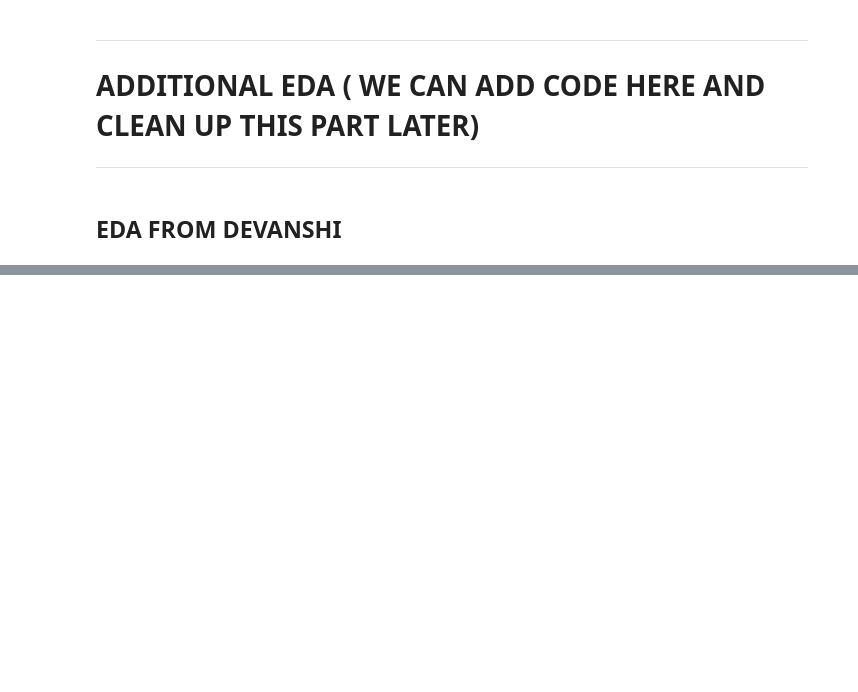
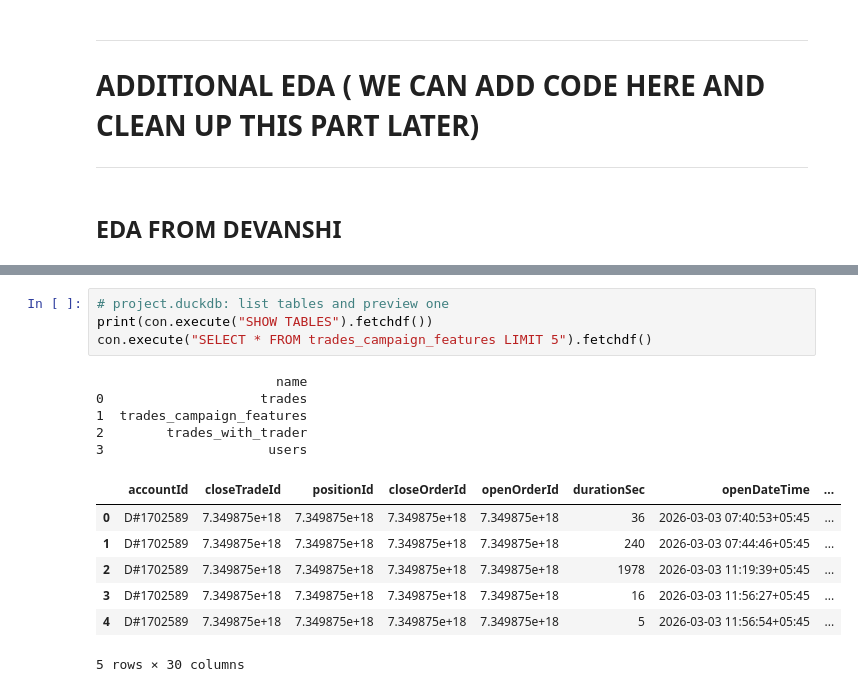
Before and after one commit to aanya006/C22-veNTUre-project, a Jupyter notebook: notebooks/EDA.ipynb, the cells around one changed output, grey strips where cells are left out. Saved outputs shown, nothing was run; the diff lists cells and outputs as text; blank space fills up the shorter version.

```diff
--- a/notebooks/EDA.ipynb
+++ b/notebooks/EDA.ipynb
@@ -153,0 +189,17 @@ Strong result, this helps seperate winners from losers
+# %%
+# project.duckdb: list tables and preview one
+print(con.execute("SHOW TABLES").fetchdf())
+con.execute("SELECT * FROM trades_campaign_features LIMIT 5").fetchdf()
+# %% [output]
+                       name
+0                    trades
+1  trades_campaign_features
+2        trades_with_trader
+3                     users
+|  | accountId | closeTradeId | positionId | closeOrderId | openOrderId | durationSec | openDateTime | ... |
+| 0 | D#1702589 | 7.349875e+18 | 7.349875e+18 | 7.349875e+18 | 7.349875e+18 | 36 | 2026-03-03 07:40:53+05:45 | ... |
+| 1 | D#1702589 | 7.349875e+18 | 7.349875e+18 | 7.349875e+18 | 7.349875e+18 | 240 | 2026-03-03 07:44:46+05:45 | ... |
+| 2 | D#1702589 | 7.349875e+18 | 7.349875e+18 | 7.349875e+18 | 7.349875e+18 | 1978 | 2026-03-03 11:19:39+05:45 | ... |
+| 3 | D#1702589 | 7.349875e+18 | 7.349875e+18 | 7.349875e+18 | 7.349875e+18 | 16 | 2026-03-03 11:56:27+05:45 | ... |
+| 4 | D#1702589 | 7.349875e+18 | 7.349875e+18 | 7.349875e+18 | 7.349875e+18 | 5 | 2026-03-03 11:56:54+05:45 | ... |
+5 rows × 30 columns
```
Also changed, not shown: parts of 21 cells of this notebook, 2 other files.
